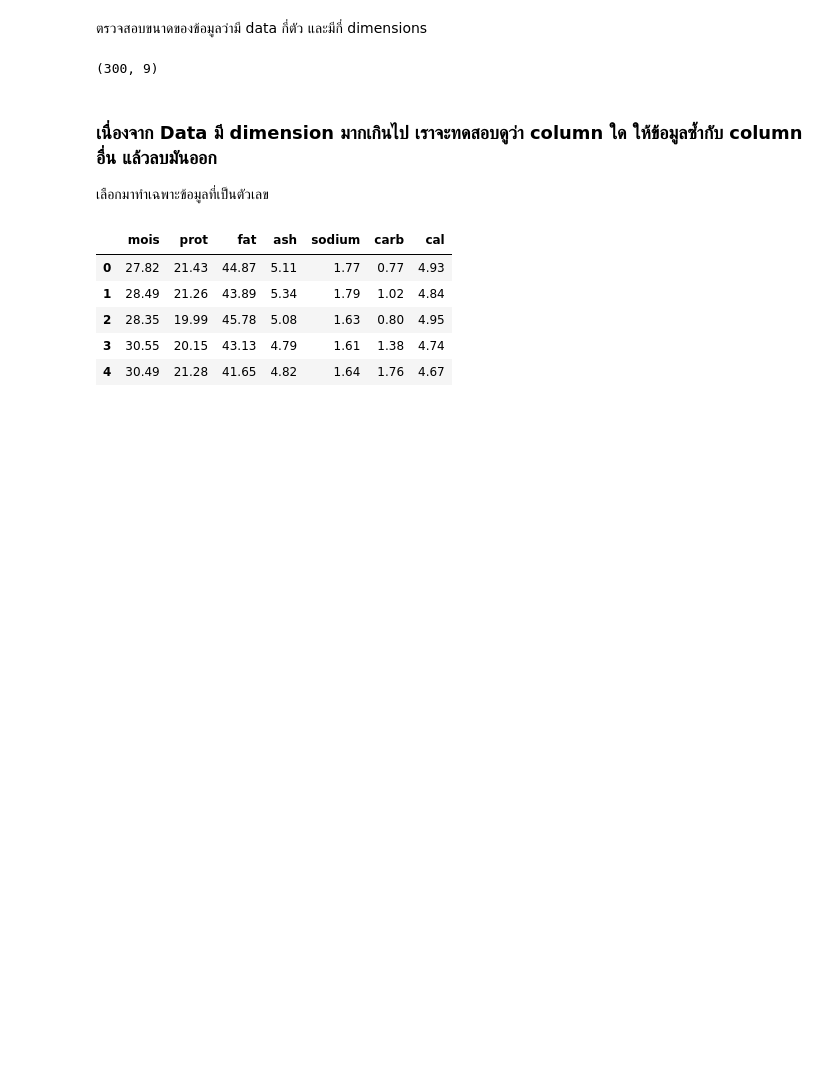
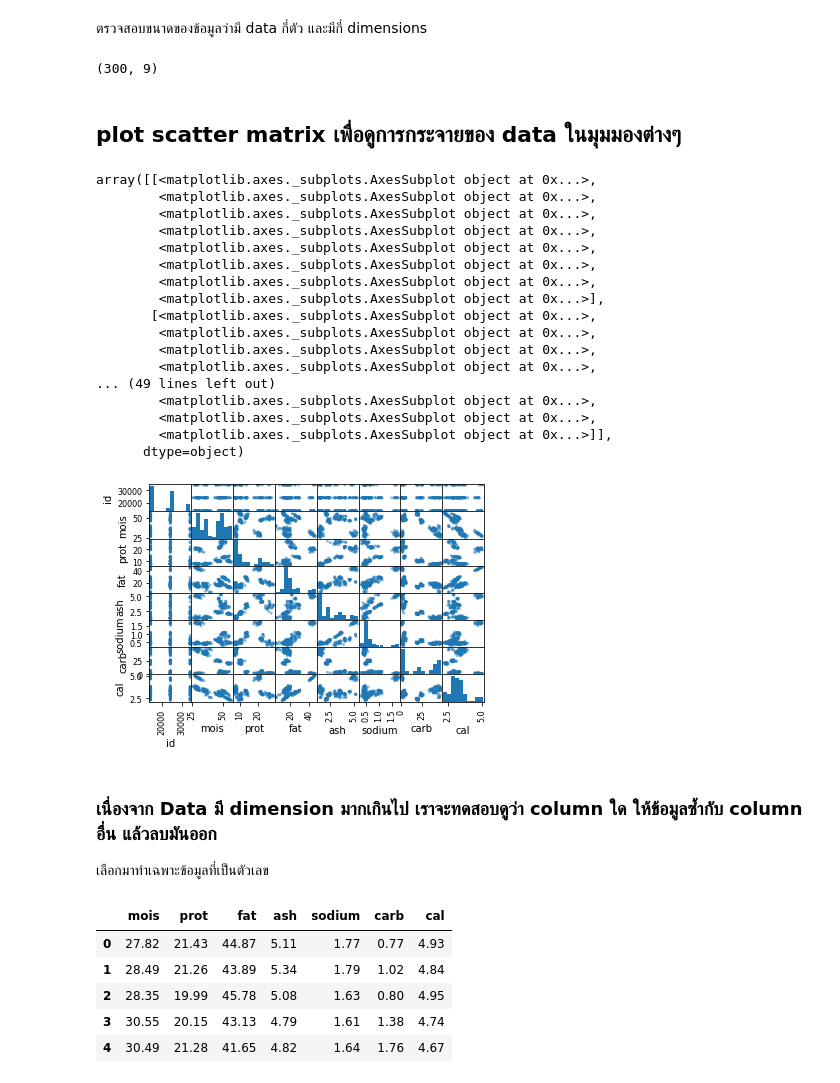
Before and after one commit to pondbaahh/multivariate, a Jupyter notebook: EXAM01.ipynb, the cells around one changed output. Cells and saved outputs as stored; diff of their text form; code cells hidden in the pictures; blank space fills up the shorter version.

```diff
--- a/EXAM01.ipynb
+++ b/EXAM01.ipynb
@@ -27,6 +29,29 @@ import numpy as np #ดึงฟังก์ชั่น numpy ที่ทำ
 data.shape   #dataมี 300 ตัว และมี 9 dimensions
 # %% [output]
 (300, 9)
+# %% [markdown]
+## plot scatter matrix เพื่อดูการกระจายของ data ในมุมมองต่างๆ
+# %%
+pd.plotting.scatter_matrix(data)
+# %% [output]
+array([[<matplotlib.axes._subplots.AxesSubplot object at 0x...>,
+        <matplotlib.axes._subplots.AxesSubplot object at 0x...>,
+        <matplotlib.axes._subplots.AxesSubplot object at 0x...>,
+        <matplotlib.axes._subplots.AxesSubplot object at 0x...>,
+        <matplotlib.axes._subplots.AxesSubplot object at 0x...>,
+        <matplotlib.axes._subplots.AxesSubplot object at 0x...>,
+        <matplotlib.axes._subplots.AxesSubplot object at 0x...>,
+        <matplotlib.axes._subplots.AxesSubplot object at 0x...>],
+       [<matplotlib.axes._subplots.AxesSubplot object at 0x...>,
+        <matplotlib.axes._subplots.AxesSubplot object at 0x...>,
+        <matplotlib.axes._subplots.AxesSubplot object at 0x...>,
+        <matplotlib.axes._subplots.AxesSubplot object at 0x...>,
+... (49 lines left out)
+        <matplotlib.axes._subplots.AxesSubplot object at 0x...>,
+        <matplotlib.axes._subplots.AxesSubplot object at 0x...>,
+        <matplotlib.axes._subplots.AxesSubplot object at 0x...>]],
+      dtype=object)
+[figure, added]
 # %% [markdown]
 
 ### เนื่องจาก Data มี dimension มากเกินไป เราจะทดสอบดูว่า column ใด ให้ข้อมูลซ้ำกับ column อื่น แล้วลบมันออก
```
Also changed, not shown: parts of 87 cells of this notebook.
